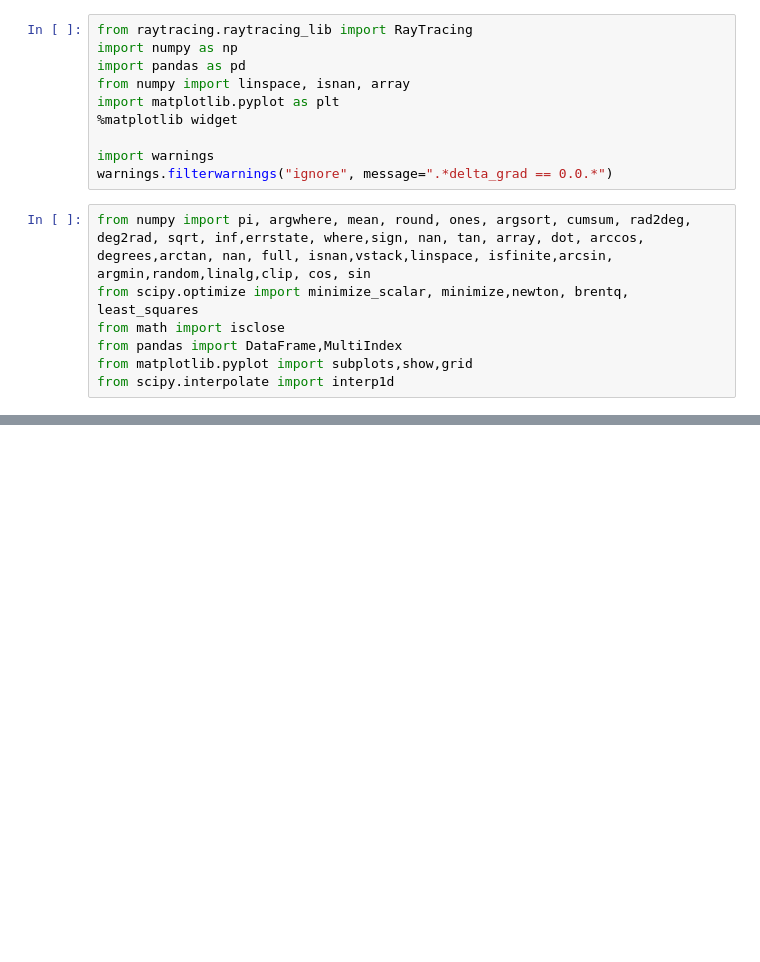
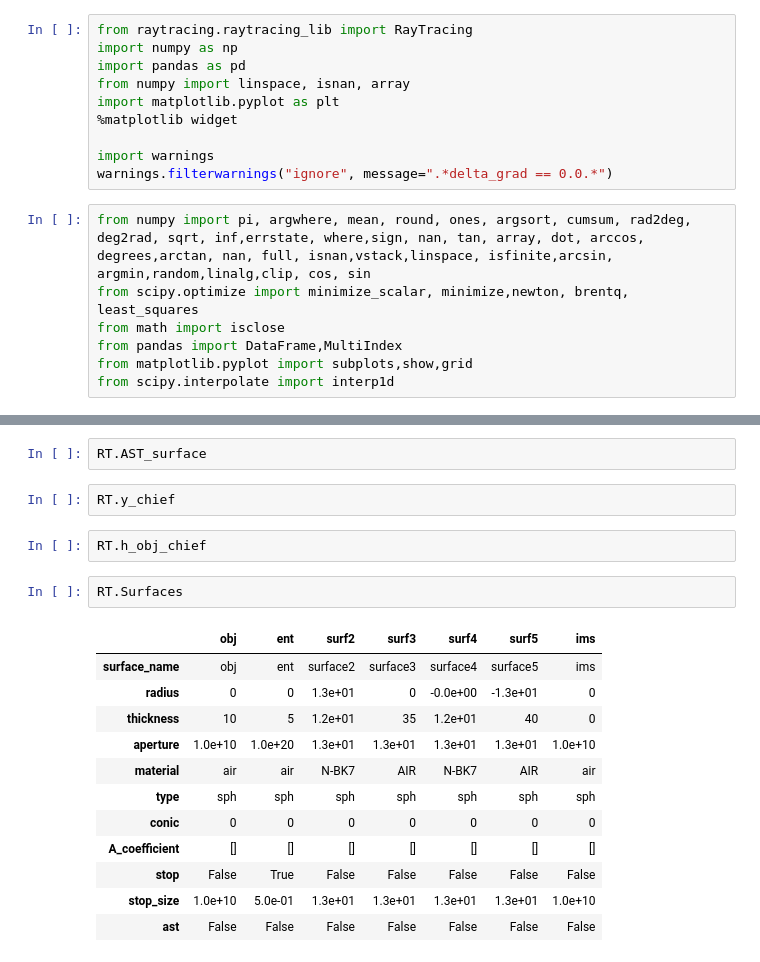
Before and after one commit to mshamdan/Ray, a Jupyter notebook: Example.ipynb, the cells around one changed output, grey strips where cells are left out. Cells and saved outputs as stored; diff of their text form; blank space fills up the shorter version.

```diff
--- a/Example.ipynb
+++ b/Example.ipynb
@@ -70,0 +143,21 @@ RT.y_chief
+# %%
+RT.AST_surface
+# %%
+RT.y_chief
+# %%
+RT.h_obj_chief
+# %%
+RT.Surfaces
+# %% [output]
+|  | obj | ent | surf2 | surf3 | surf4 | surf5 | ims |
+| surface_name | obj | ent | surface2 | surface3 | surface4 | surface5 | ims |
+| radius | 0 | 0 | 1.3e+01 | 0 | -0.0e+00 | -1.3e+01 | 0 |
+| thickness | 10 | 5 | 1.2e+01 | 35 | 1.2e+01 | 40 | 0 |
+| aperture | 1.0e+10 | 1.0e+20 | 1.3e+01 | 1.3e+01 | 1.3e+01 | 1.3e+01 | 1.0e+10 |
+| material | air | air | N-BK7 | AIR | N-BK7 | AIR | air |
+| type | sph | sph | sph | sph | sph | sph | sph |
+| conic | 0 | 0 | 0 | 0 | 0 | 0 | 0 |
+| A_coefficient | [] | [] | [] | [] | [] | [] | [] |
+| stop | False | True | False | False | False | False | False |
+| stop_size | 1.0e+10 | 5.0e-01 | 1.3e+01 | 1.3e+01 | 1.3e+01 | 1.3e+01 | 1.0e+10 |
+| ast | False | False | False | False | False | False | False |
```
Also changed, not shown: parts of 22 cells of this notebook.
